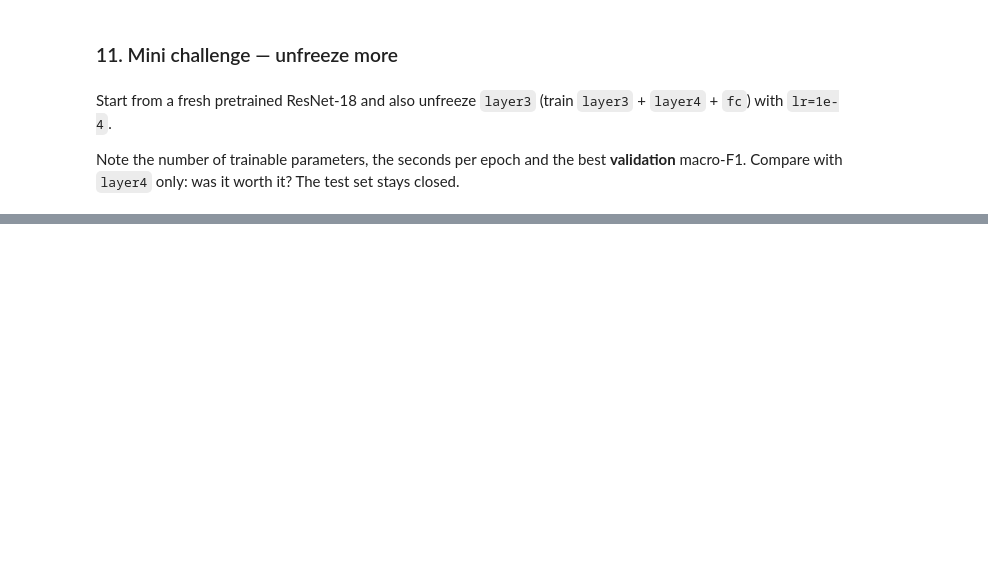
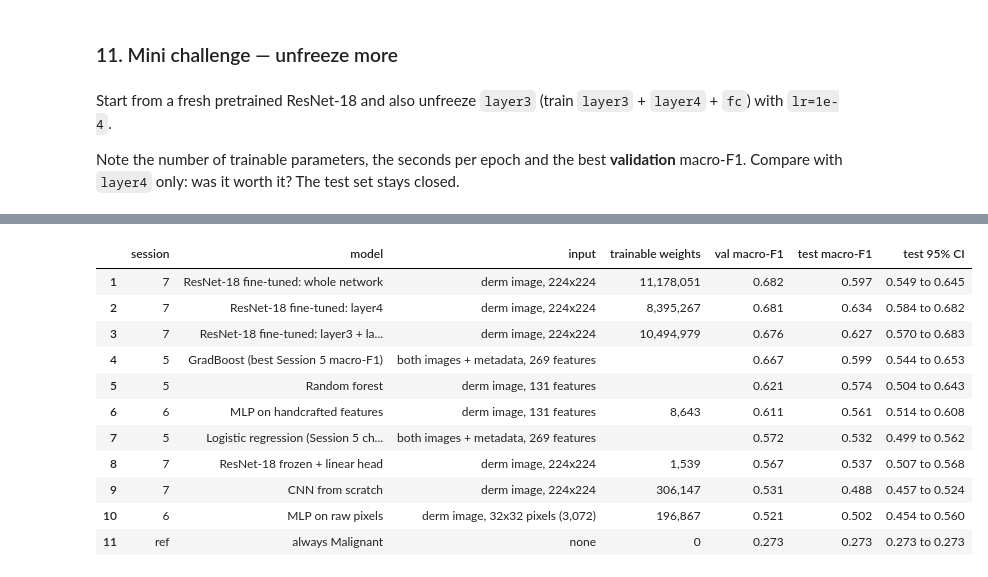
Before and after one commit to bporto-eada/milk10k-eda, a Jupyter notebook: session7_cnns.ipynb, the cells around one changed output, grey strips where cells are left out. Saved outputs shown, nothing was run; the diff lists cells and outputs as text; code cells hidden in the pictures; blank space fills up the shorter version.

```diff
--- a/session7_cnns.ipynb
+++ b/session7_cnns.ipynb
@@ -710,0 +1107,64 @@ show_scoreboard()
+# %%
+# PURPOSE: the final scoreboard: every model of the course on the same lesions, with the same metric.
+# HOW: macro-F1 on validation (used for every choice) and on test (opened once, here),
+#      plus a 95% interval for test from a stratified bootstrap of the 787 test lesions.
+
+def test_interval(pred, n=2000, seed=config.SEED):
+    rng = np.random.default_rng(seed)
+    y, p = y_test.numpy(), np.asarray(pred)
+    by_class = [np.flatnonzero(y == k) for k in range(len(CLASSES))]     # class counts kept in every resample
+    draws = []
+    for _ in range(n):
+        idx = np.concatenate([rng.choice(ix, size=len(ix), replace=True) for ix in by_class])
+        draws.append(f1_score(y[idx], p[idx], average="macro"))
+    return np.percentile(draws, [2.5, 97.5])
+
+# Reference row: what "always Malignant" scores (the majority class)
+always_mal = to_int["Malignant"]
+add("ref", "always Malignant", "none", 0, torch.full_like(y_val, always_mal), torch.full_like(y_test, always_mal))
+
+table = []
+for e in entries:
+    low, high = test_interval(e["test_pred"])
+    table.append({"session": e["session"], "model": e["model"], "input": e["input"],
+                  "trainable weights": e["trainable weights"],
+                  "val macro-F1": f1_score(y_val, e["val_pred"], average="macro"),
+                  "test macro-F1": f1_score(y_test, e["test_pred"], average="macro"),
+                  "test 95% CI": f"{low:.3f} to {high:.3f}"})
+board = pd.DataFrame(table).sort_values("val macro-F1", ascending=False).reset_index(drop=True)
+board.index += 1
+board.to_csv(OUT / "scoreboard.csv", index_label="rank")
+
+# The same table as Markdown, readable on GitHub
+text = board.assign(**{"trainable weights": board["trainable weights"].map(lambda v: "" if pd.isna(v) else f"{v:,.0f}"),
+                       "val macro-F1": board["val macro-F1"].map("{:.3f}".format),
+                       "test macro-F1": board["test macro-F1"].map("{:.3f}".format)})
+lines = ["| rank | " + " | ".join(text.columns) + " |", "|---" * (len(text.columns) + 1) + "|"]
+lines += [f"| {rank} | " + " | ".join(map(str, row)) + " |" for rank, row in zip(text.index, text.itertuples(index=False))]
+(OUT / "scoreboard.md").write_text(
+    "# Final scoreboard, Sessions 5 to 7 (written by session7_cnns.ipynb, section 12.2)\n\n"
+    "Macro-F1 per lesion on the 786 validation and 787 test lesions of the Milestone 1 split. Every choice was made "
+    "on validation; test was scored once. 95% CI: stratified bootstrap of the test lesions, 2,000 resamples.\n\n"
+    + "\n".join(lines) + "\n")
+
+# Every model's predictions, so any number on the board can be re-checked without re-training
+for split, ids, y in [("val", val_df["lesion_id"], y_val), ("test", test_df["lesion_id"], y_test)]:
+    pd.DataFrame({"lesion_id": ids, "true": [CLASSES[i] for i in y]}
+                 | {e["model"]: [CLASSES[i] for i in e[f"{split}_pred"]] for e in entries}
+                 ).to_csv(OUT / f"predictions_{split}.csv", index=False)
+
+board.style.format({"val macro-F1": "{:.3f}", "test macro-F1": "{:.3f}", "trainable weights": "{:,.0f}"},
+                   na_rep="")
+# %% [output]
+|  | session | model | input | trainable weights | val macro-F1 | test macro-F1 | test 95% CI |
+| 1 | 7 | ResNet-18 fine-tuned: whole network | derm image, 224x224 | 11,178,051 | 0.682 | 0.597 | 0.549 to 0.645 |
+| 2 | 7 | ResNet-18 fine-tuned: layer4 | derm image, 224x224 | 8,395,267 | 0.681 | 0.634 | 0.584 to 0.682 |
+| 3 | 7 | ResNet-18 fine-tuned: layer3 + la... | derm image, 224x224 | 10,494,979 | 0.676 | 0.627 | 0.570 to 0.683 |
+| 4 | 5 | GradBoost (best Session 5 macro-F1) | both images + metadata, 269 features |  | 0.667 | 0.599 | 0.544 to 0.653 |
+| 5 | 5 | Random forest | derm image, 131 features |  | 0.621 | 0.574 | 0.504 to 0.643 |
+| 6 | 6 | MLP on handcrafted features | derm image, 131 features | 8,643 | 0.611 | 0.561 | 0.514 to 0.608 |
+| 7 | 5 | Logistic regression (Session 5 ch... | both images + metadata, 269 features |  | 0.572 | 0.532 | 0.499 to 0.562 |
+| 8 | 7 | ResNet-18 frozen + linear head | derm image, 224x224 | 1,539 | 0.567 | 0.537 | 0.507 to 0.568 |
+| 9 | 7 | CNN from scratch | derm image, 224x224 | 306,147 | 0.531 | 0.488 | 0.457 to 0.524 |
+| 10 | 6 | MLP on raw pixels | derm image, 32x32 pixels (3,072) | 196,867 | 0.521 | 0.502 | 0.454 to 0.560 |
+| 11 | ref | always Malignant | none | 0 | 0.273 | 0.273 | 0.273 to 0.273 |
```
Also changed, not shown: parts of 48 cells of this notebook, 14 other files.
